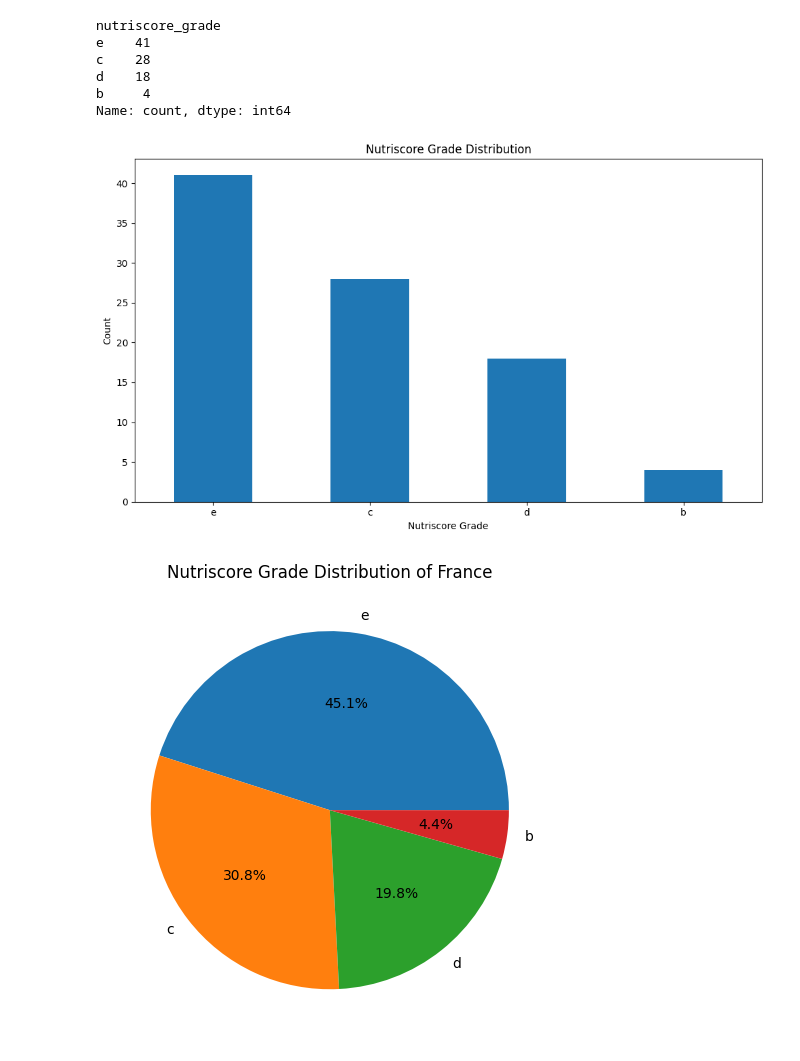
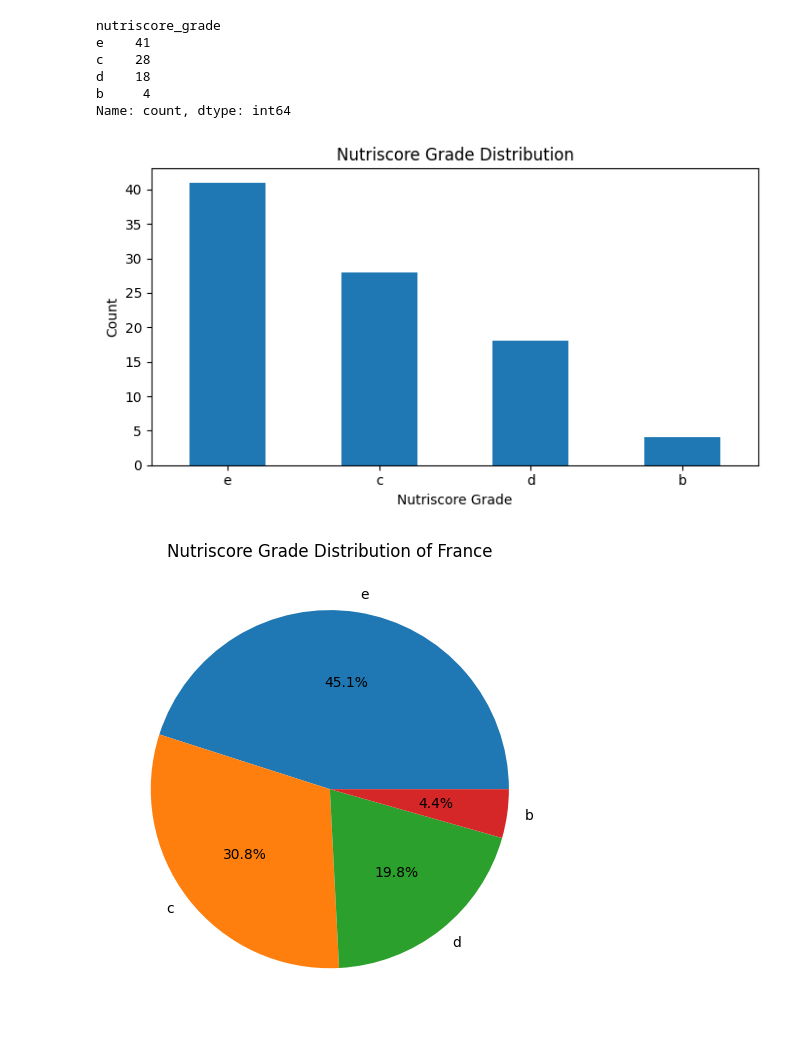
Before and after one commit to Codon-s/cpg-product-intelligence, a Jupyter notebook: AS_MM_Analysis.ipynb, the cells around one changed output. Drawn from its saved outputs; the diff is of its cells as text; code cells hidden in the pictures.

```diff
--- a/AS_MM_Analysis.ipynb
+++ b/AS_MM_Analysis.ipynb
@@ -665,16 +780,16 @@ Name: count, dtype: int64
 # %%
 ncounts = nfrance.nutriscore_grade.value_counts()
 
-plt.figure(figsize=(10, 6))
+plt.figure(figsize=(7, 4))
 ncounts.plot(kind='bar')
 plt.title('Nutriscore Grade Distribution')
 plt.xlabel('Nutriscore Grade')
 plt.ylabel('Count')
 plt.xticks(rotation = 0)
 plt.tight_layout()
 plt.show()
 # %% [output]
-[figure, old version]
+[figure, new version]
 # %%
 plt.figure(figsize=(5,5))
 ncounts.plot(kind='pie', autopct='%1.1f%%')
```
Also changed, not shown: parts of 74 cells of this notebook.
